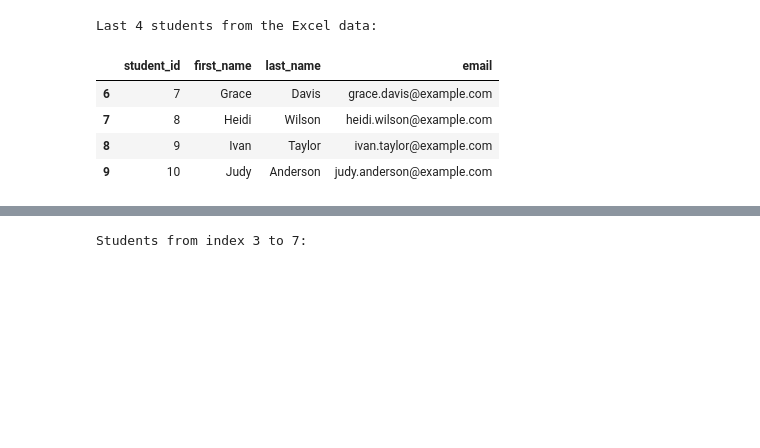
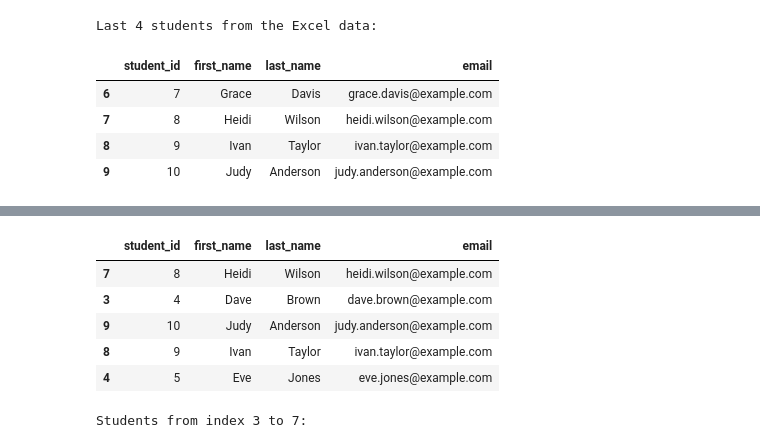
Before and after one commit to ValRCS/RTU_Automating_Tasks_With_Python, a Jupyter notebook: src/topic_4_excel_csv_pandas_sets/student_grades.ipynb, the cells around one changed output, grey strips where cells are left out. Cells and saved outputs as stored; diff of their text form; code cells hidden in the pictures; blank space fills up the shorter version.

```diff
--- a/src/topic_4_excel_csv_pandas_sets/student_grades.ipynb
+++ b/src/topic_4_excel_csv_pandas_sets/student_grades.ipynb
@@ -223,3 +234,13 @@ Random sample of 5 students from the Excel data:
+# %%
+# if I want a specific sample I supply seed
+students.sample(5, random_state=2026) # so everyone will get same sample, it is pseudo-random
+# %% [output]
+|  | student_id | first_name | last_name | email |
+| 7 | 8 | Heidi | Wilson | heidi.wilson@example.com |
+| 3 | 4 | Dave | Brown | dave.brown@example.com |
+| 9 | 10 | Judy | Anderson | judy.anderson@example.com |
+| 8 | 9 | Ivan | Taylor | ivan.taylor@example.com |
+| 4 | 5 | Eve | Jones | eve.jones@example.com |
 # %%
 # you can also get rows by numeric index using iloc
 print("Students from index 3 to 7:")
```
Also changed, not shown: parts of 14 cells of this notebook.
